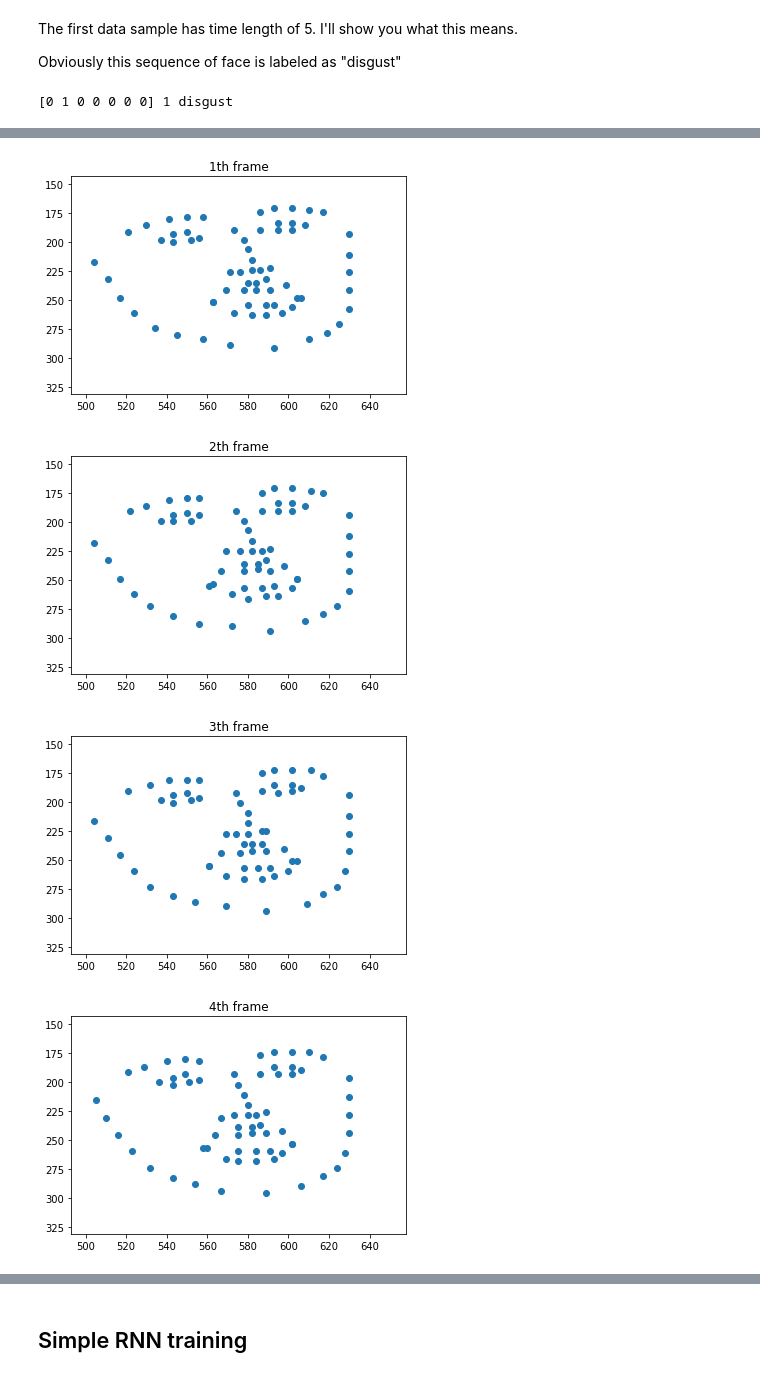
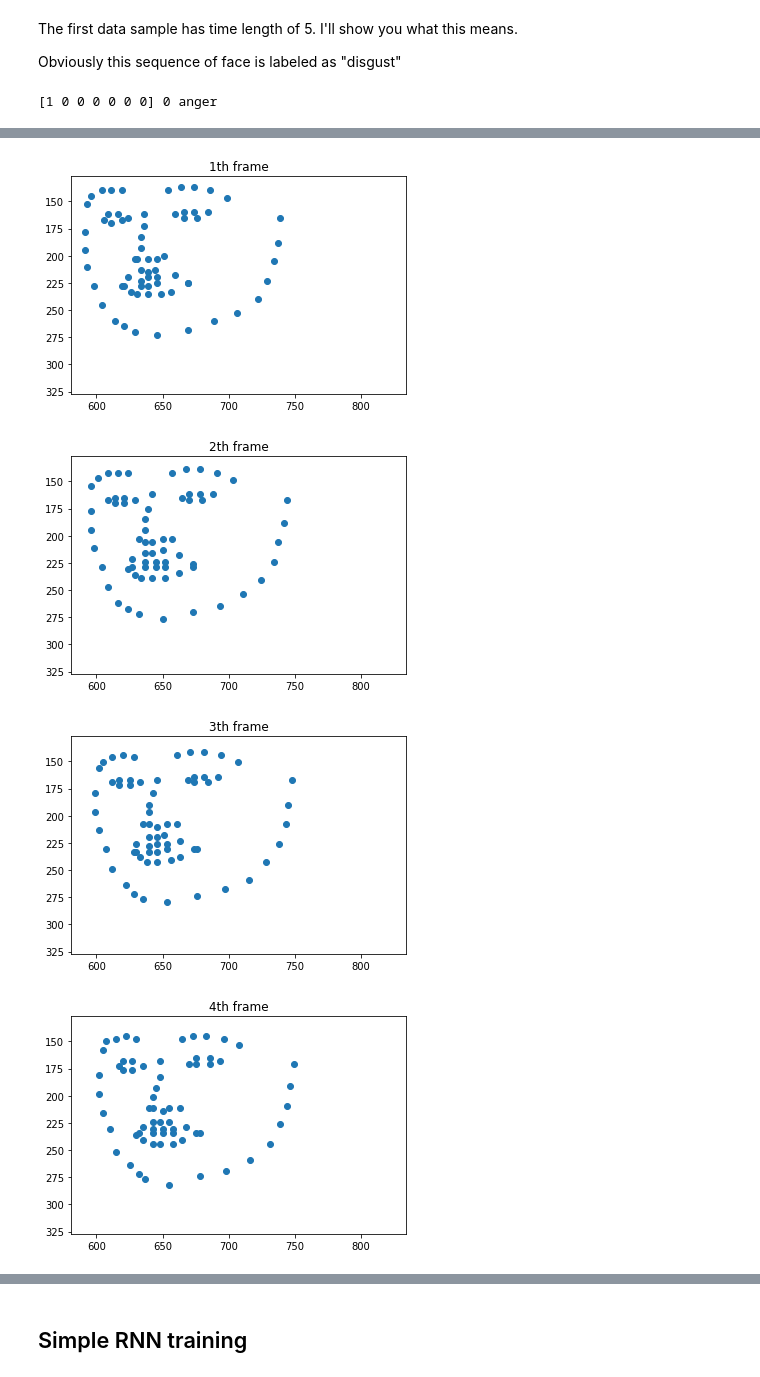
Before and after one commit to tae898/erc, a Jupyter notebook: examples/colab/4.ERC-MELD-compact-visual-colab.ipynb, the cells around one changed output, grey strips where cells are left out. Cells and saved outputs as stored; diff of their text form; code cells hidden in the pictures.

```diff
--- a/examples/colab/4.ERC-MELD-compact-visual-colab.ipynb
+++ b/examples/colab/4.ERC-MELD-compact-visual-colab.ipynb
@@ -114,7 +111,7 @@ num2onehot = {0: np.array([1, 0, 0, 0, 0, 0, 0]),
               6: np.array([0, 0, 0, 0, 0, 0, 1])}
 
 
-query_idx = 40
+query_idx = 126
 
 X_chosen = X['train'][query_idx]
 y_chosen = y['train'][query_idx]
@@ -137,4 +134,4 @@ for idx, landmark in enumerate(X_chosen):
     plt.title(f"{idx}th frame")
     plt.savefig(f'DEBUG/{str(idx).zfill(5)}.png')
 # %% [output]
-[0 1 0 0 0 0 0] 1 disgust
+[1 0 0 0 0 0 0] 0 anger
@@ -142,4 +139,4 @@ for idx, landmark in enumerate(X_chosen):
-[figure, old version]
+[figure, new version]
-[figure, old version]
+[figure, new version]
-[figure, old version]
+[figure, new version]
-[figure, old version]
+[figure, new version]
```
Also changed, not shown: parts of 4 cells of this notebook.
